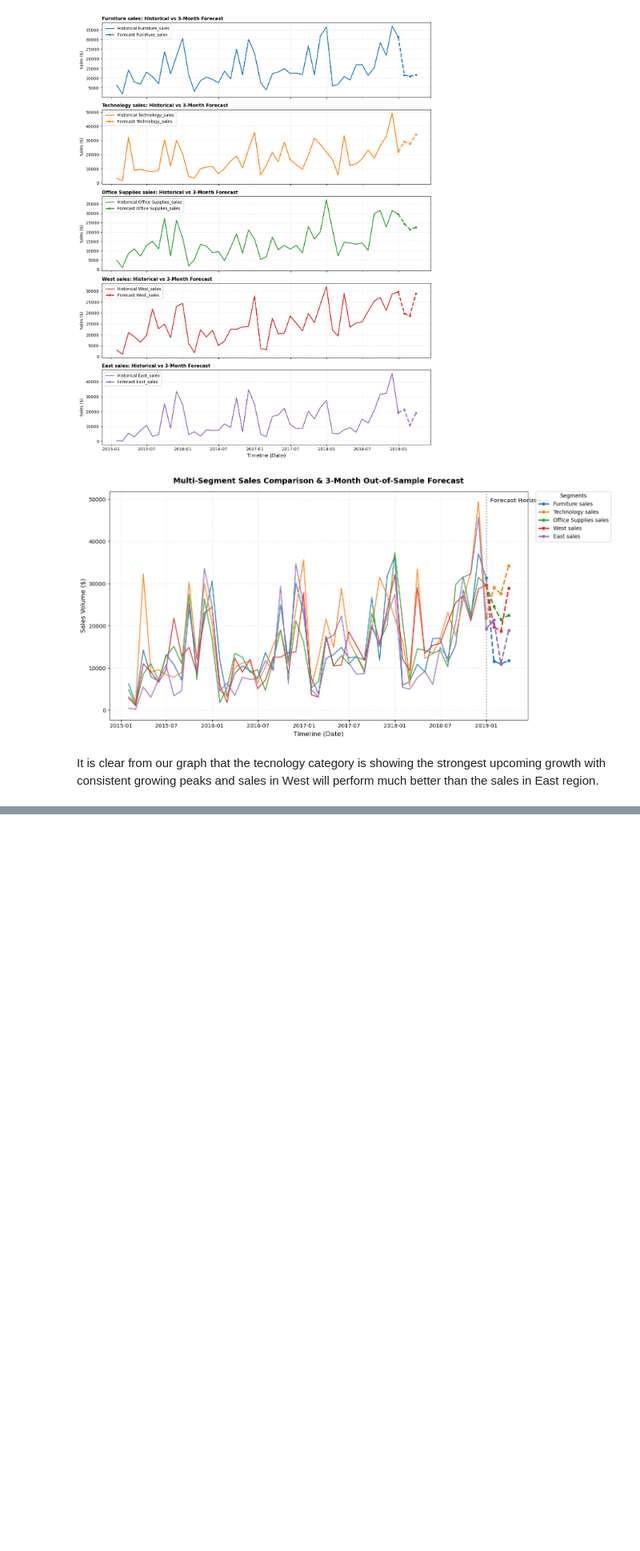
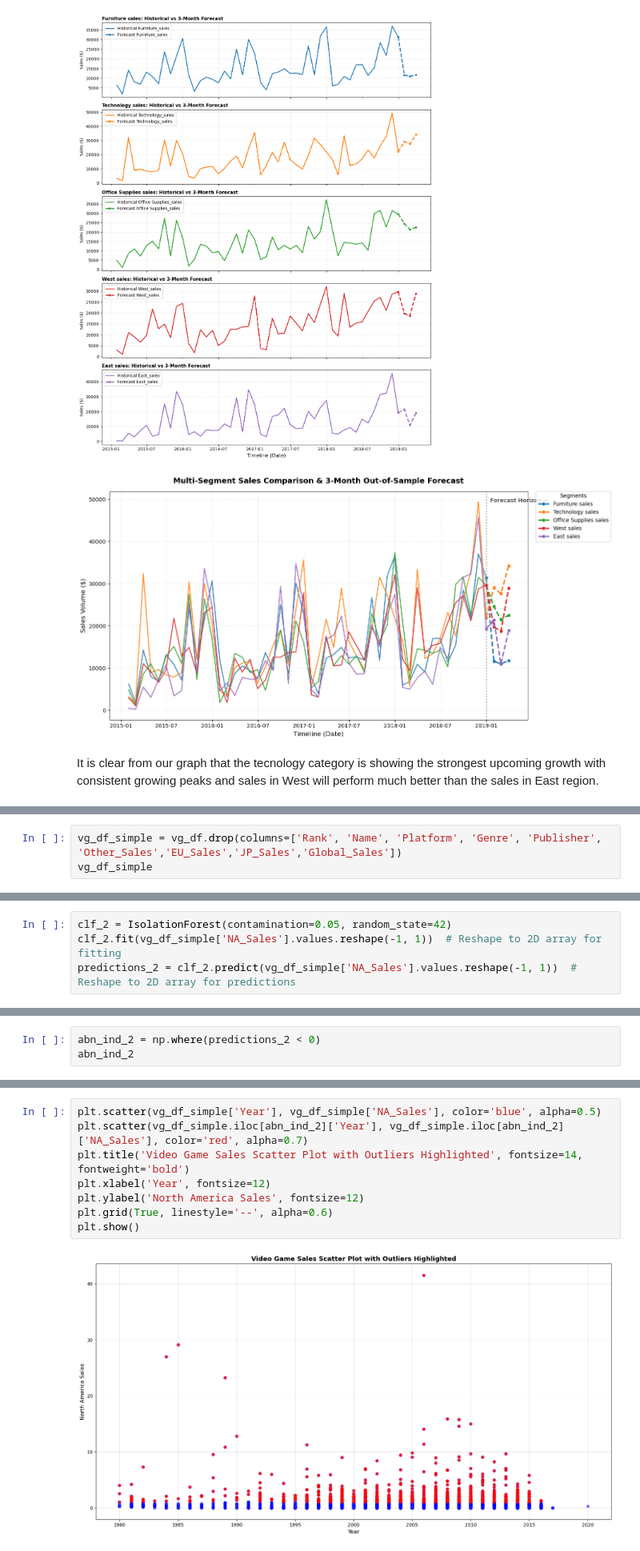
Before and after one commit to ProfessionalPallav20014/Sales-Forecasting-PallavDas, a Jupyter notebook: salesforecasting-pallavdas.ipynb, the cells around one changed output, grey strips where cells are left out. Shown at 80% size. Drawn from its saved outputs; the diff is of its cells as text; blank space fills up the shorter version.

```diff
--- a/salesforecasting-pallavdas.ipynb
+++ b/salesforecasting-pallavdas.ipynb
@@ -1339,0 +1485,3 @@ It is clear from our graph that the tecnology category is showing the strongest
+# %%
+vg_df_simple = vg_df.drop(columns=['Rank', 'Name', 'Platform', 'Genre', 'Publisher', 'Other_Sales','EU_Sales','JP_Sales','Global_Sales'])
+vg_df_simple
@@ -1339,0 +1502,4 @@ It is clear from our graph that the tecnology category is showing the strongest
+# %%
+clf_2 = IsolationForest(contamination=0.05, random_state=42)
+clf_2.fit(vg_df_simple['NA_Sales'].values.reshape(-1, 1))  # Reshape to 2D array for fitting
+predictions_2 = clf_2.predict(vg_df_simple['NA_Sales'].values.reshape(-1, 1))  # Reshape to 2D array for predictions
@@ -1339,0 +1516,3 @@ It is clear from our graph that the tecnology category is showing the strongest
+# %%
+abn_ind_2 = np.where(predictions_2 < 0)
+abn_ind_2
@@ -1339,0 +1537,10 @@ It is clear from our graph that the tecnology category is showing the strongest
+# %%
+plt.scatter(vg_df_simple['Year'], vg_df_simple['NA_Sales'], color='blue', alpha=0.5)
+plt.scatter(vg_df_simple.iloc[abn_ind_2]['Year'], vg_df_simple.iloc[abn_ind_2]['NA_Sales'], color='red', alpha=0.7)
+plt.title('Video Game Sales Scatter Plot with Outliers Highlighted', fontsize=14, fontweight='bold')
+plt.xlabel('Year', fontsize=12)
+plt.ylabel('North America Sales', fontsize=12)
+plt.grid(True, linestyle='--', alpha=0.6)
+plt.show()
+# %% [output]
+[figure, added]
```
Also changed, not shown: parts of 25 cells of this notebook.
